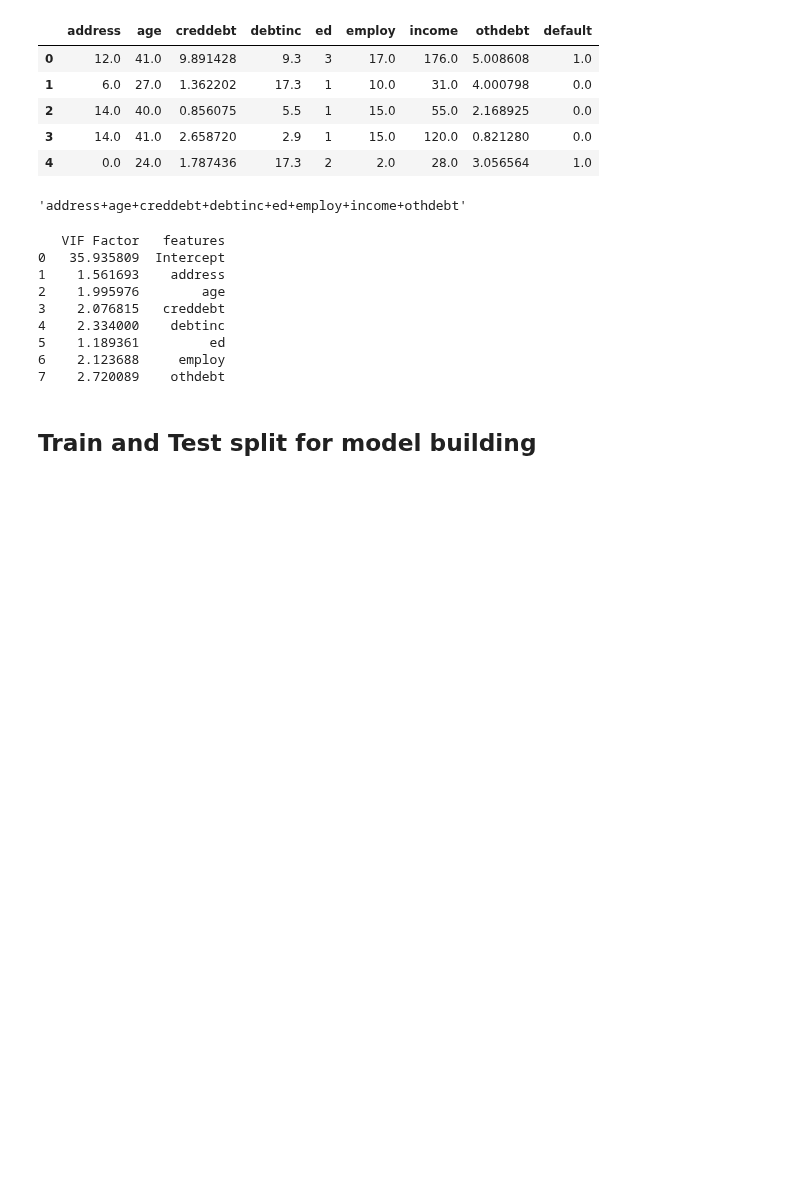
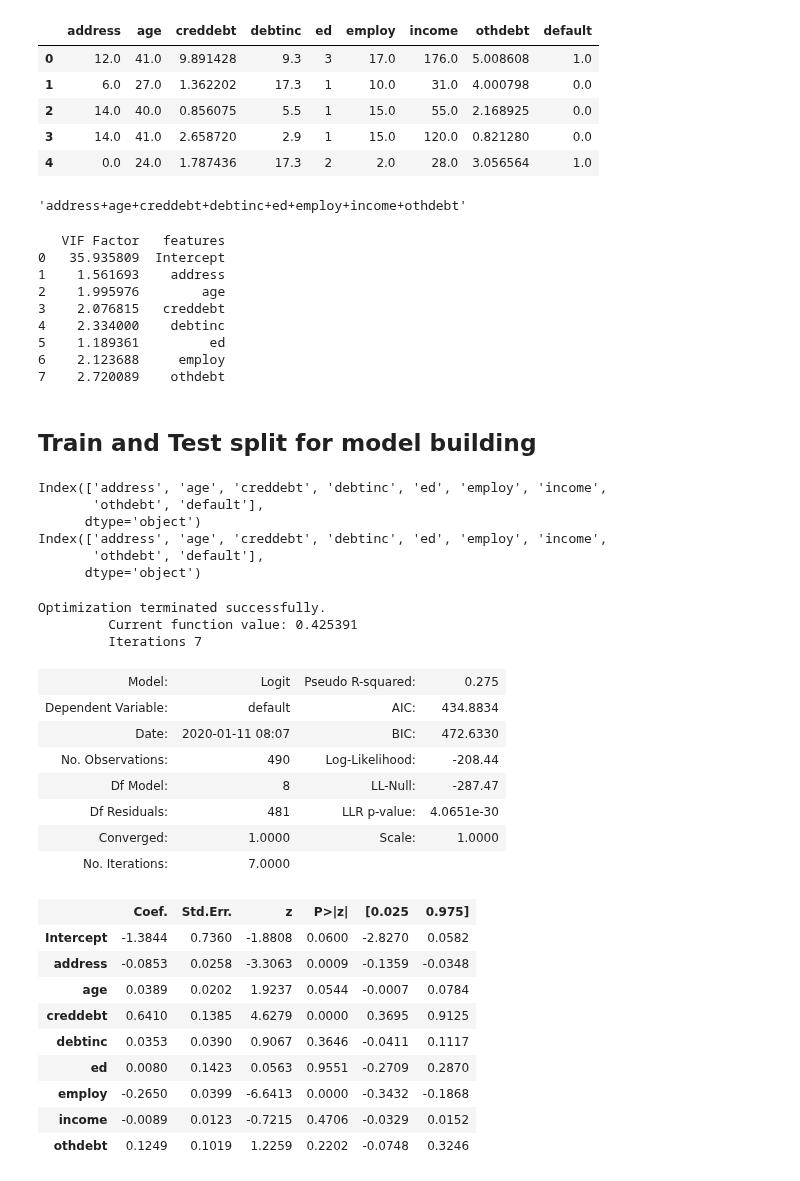
Before and after one commit to mkmritunjay/machineLearning, a Jupyter notebook: Logistic_regression.ipynb, the cells around one changed output. Saved outputs shown, nothing was run; the diff lists cells and outputs as text; code cells hidden in the pictures; blank space fills up the shorter version.

```diff
--- a/Logistic_regression.ipynb
+++ b/Logistic_regression.ipynb
@@ -332,3 +332,45 @@ print(vif)
 7    2.720089    othdebt
 # %% [markdown]
 ## Train and Test split for model building
+# %%
+train_features = X.columns.difference(['default'])
+train_X, test_X = train_test_split(X, test_size=0.3, random_state=42)
+print(train_X.columns)
+print(test_X.columns)
+# %% [output]
+Index(['address', 'age', 'creddebt', 'debtinc', 'ed', 'employ', 'income',
+       'othdebt', 'default'],
+      dtype='object')
+Index(['address', 'age', 'creddebt', 'debtinc', 'ed', 'employ', 'income',
+       'othdebt', 'default'],
+      dtype='object')
+# %%
+# building the model
+
+logreg = sm.logit(formula='default ~ '+ "+".join(train_features), data = train_X)
+result = logreg.fit()
+
+result.summary2()
+# we will look for variables with high p-values in summary and try to eliminate them and build the model again
+# %% [output]
+Optimization terminated successfully.
+         Current function value: 0.425391
+         Iterations 7
+| Model: | Logit | Pseudo R-squared: | 0.275 |
+| Dependent Variable: | default | AIC: | 434.8834 |
+| Date: | 2020-01-11 08:07 | BIC: | 472.6330 |
+| No. Observations: | 490 | Log-Likelihood: | -208.44 |
+| Df Model: | 8 | LL-Null: | -287.47 |
+| Df Residuals: | 481 | LLR p-value: | 4.0651e-30 |
+| Converged: | 1.0000 | Scale: | 1.0000 |
+| No. Iterations: | 7.0000 |  |  |
+|  | Coef. | Std.Err. | z | P>|z| | [0.025 | 0.975] |
+| Intercept | -1.3844 | 0.7360 | -1.8808 | 0.0600 | -2.8270 | 0.0582 |
+| address | -0.0853 | 0.0258 | -3.3063 | 0.0009 | -0.1359 | -0.0348 |
+| age | 0.0389 | 0.0202 | 1.9237 | 0.0544 | -0.0007 | 0.0784 |
+| creddebt | 0.6410 | 0.1385 | 4.6279 | 0.0000 | 0.3695 | 0.9125 |
+| debtinc | 0.0353 | 0.0390 | 0.9067 | 0.3646 | -0.0411 | 0.1117 |
+| ed | 0.0080 | 0.1423 | 0.0563 | 0.9551 | -0.2709 | 0.2870 |
+| employ | -0.2650 | 0.0399 | -6.6413 | 0.0000 | -0.3432 | -0.1868 |
+| income | -0.0089 | 0.0123 | -0.7215 | 0.4706 | -0.0329 | 0.0152 |
+| othdebt | 0.1249 | 0.1019 | 1.2259 | 0.2202 | -0.0748 | 0.3246 |
```
Also changed, not shown: parts of 9 cells of this notebook.
